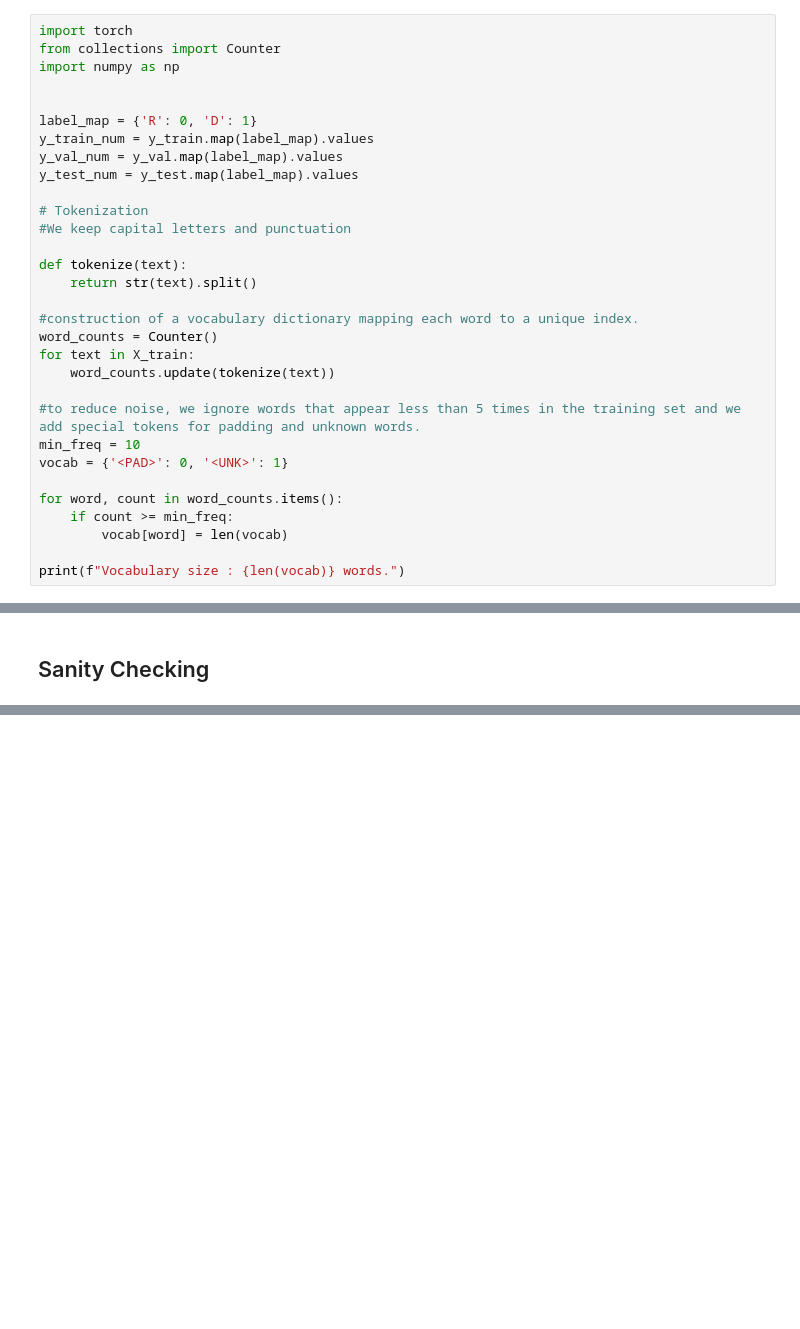
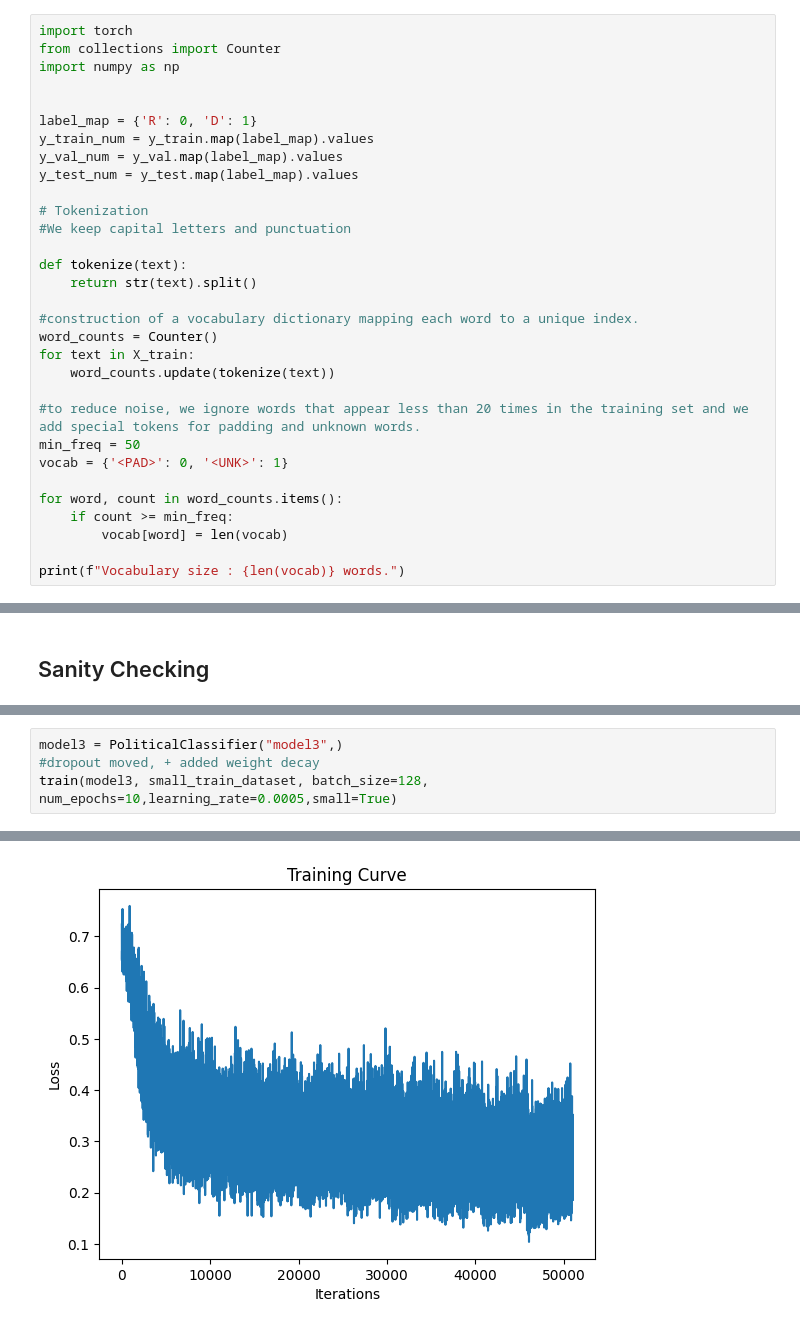
Before and after one commit to Julie048/Predicting-Republican-Democrat-Tweets, a Jupyter notebook: Main_model.ipynb, the cells around one changed output, grey strips where cells are left out. Drawn from its saved outputs; the diff is of its cells as text; blank space fills up the shorter version.

```diff
--- a/Main_model.ipynb
+++ b/Main_model.ipynb
@@ -109,8 +117,8 @@ word_counts = Counter()
 for text in X_train:
     word_counts.update(tokenize(text))
 
-#to reduce noise, we ignore words that appear less than 5 times in the training set and we add special tokens for padding and unknown words.
-min_freq = 10
+#to reduce noise, we ignore words that appear less than 20 times in the training set and we add special tokens for padding and unknown words.
+min_freq = 50
 vocab = {'<PAD>': 0, '<UNK>': 1}
 
 for word, count in word_counts.items():
@@ -345,0 +449,5 @@ print('Accuracy on batch of 42: ', correct / total)
+# %%
+model3 = PoliticalClassifier("model3",)
+#dropout moved, + added weight decay
+train(model3, small_train_dataset, batch_size=128, num_epochs=10,learning_rate=0.0005,small=True)
+# %% [output]
@@ -345,0 +464 @@ print('Accuracy on batch of 42: ', correct / total)
+[figure, added]
```
Also changed, not shown: parts of 21 cells of this notebook, 15 other files.
